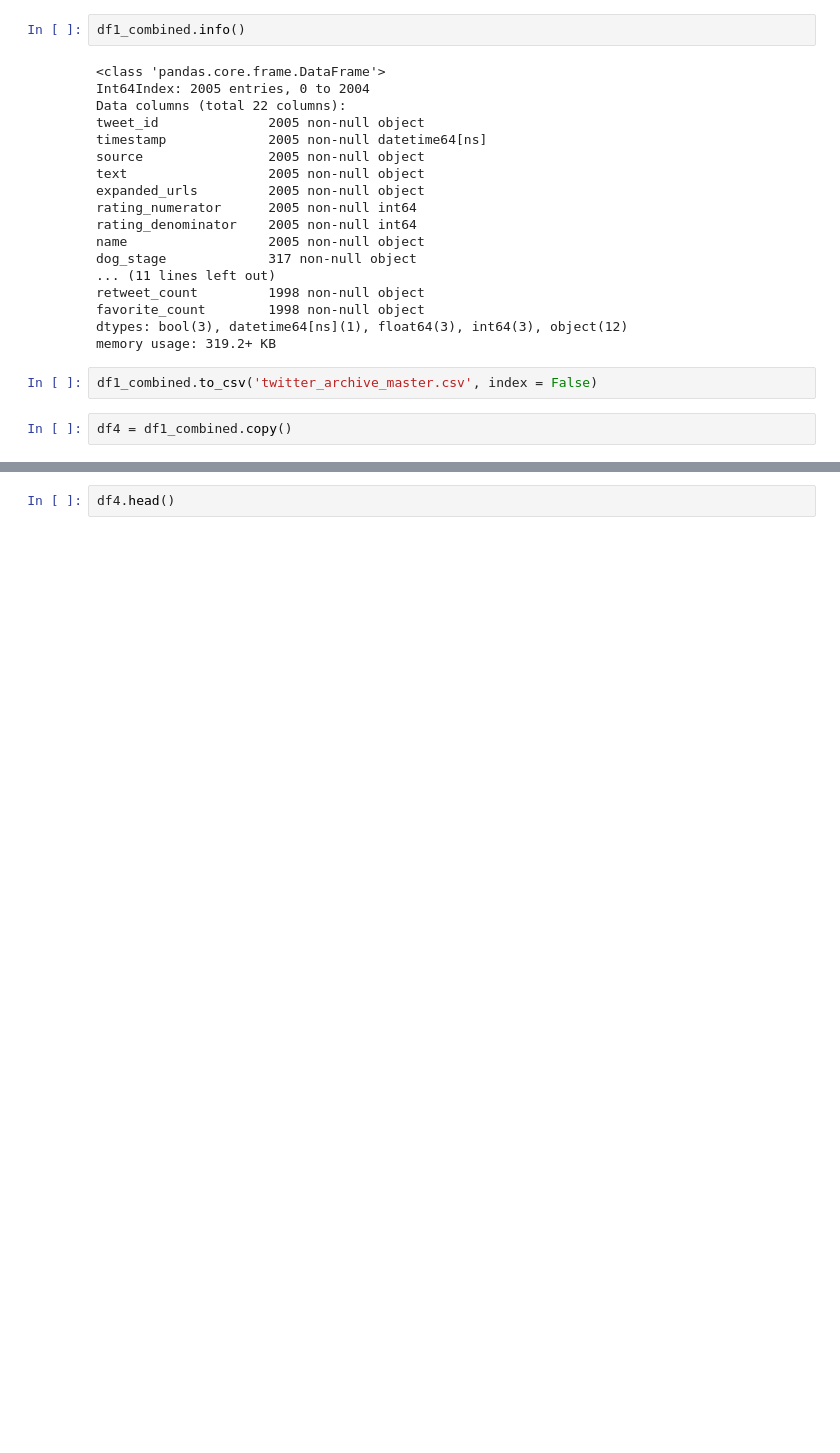
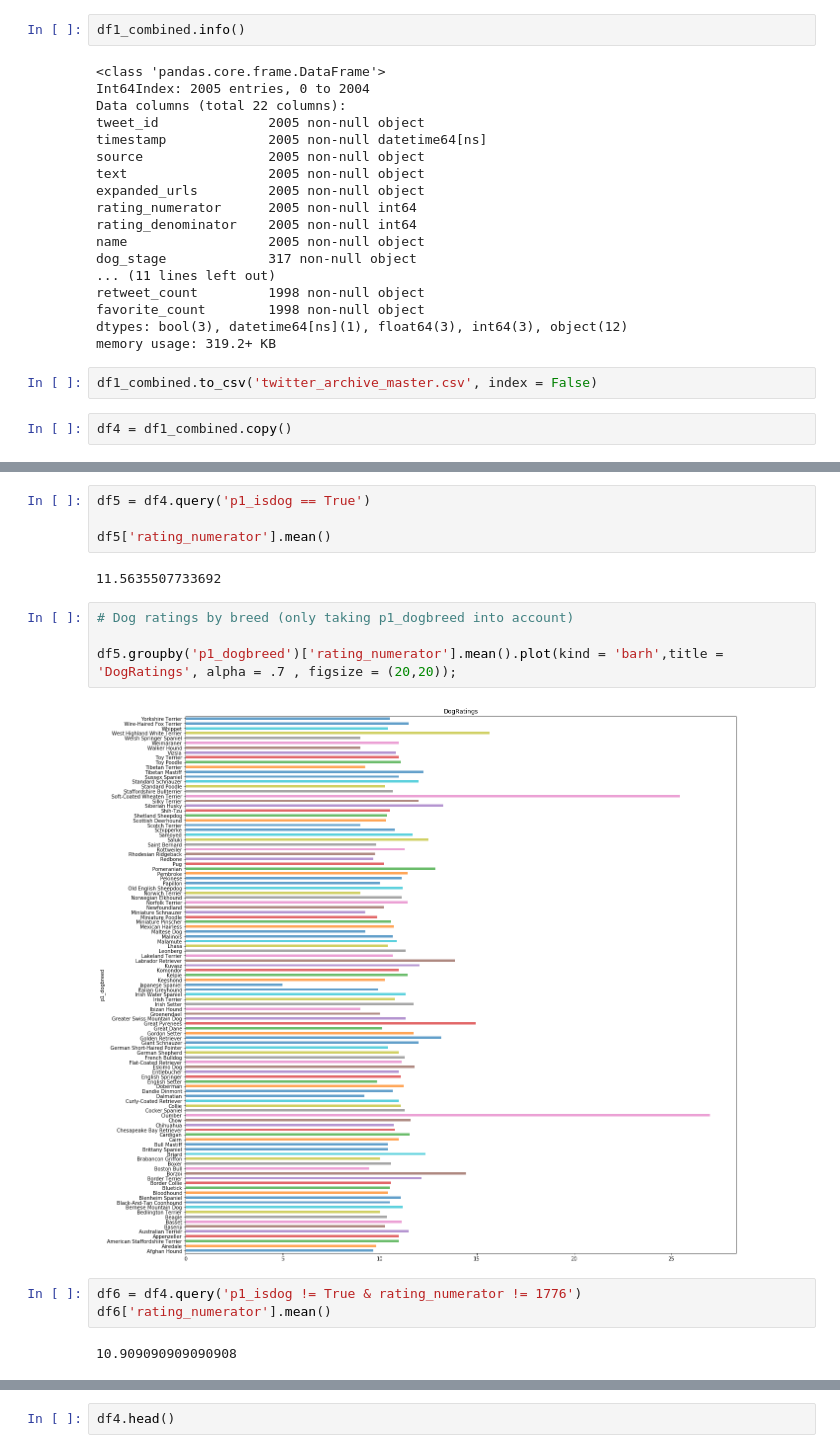
Before and after one commit to vijayelango/DataWrangling, a Jupyter notebook: wrangle_act.ipynb, the cells around one changed output, grey strips where cells are left out. Cells and saved outputs as stored; diff of their text form; blank space fills up the shorter version.

```diff
--- a/wrangle_act.ipynb
+++ b/wrangle_act.ipynb
@@ -743 +817,18 @@ Name: tweet_source, dtype: int64
+# %%
+df5 = df4.query('p1_isdog == True')
+
+df5['rating_numerator'].mean()
+# %% [output]
+11.5635507733692
+# %%
+# Dog ratings by breed (only taking p1_dogbreed into account)
+
+df5.groupby('p1_dogbreed')['rating_numerator'].mean().plot(kind = 'barh',title = 'DogRatings', alpha = .7 , figsize = (20,20));
+# %% [output]
+[figure, added]
+# %%
+df6 = df4.query('p1_isdog != True & rating_numerator != 1776')
+df6['rating_numerator'].mean()
+# %% [output]
+10.909090909090908
 # %%
```
Also changed, not shown: parts of 30 cells of this notebook, 1 other file.
